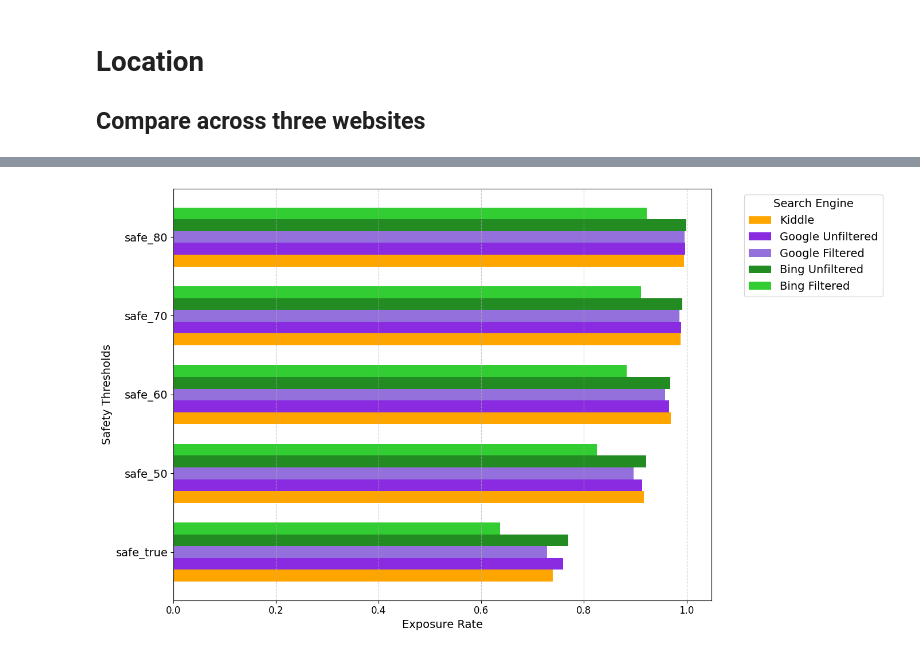
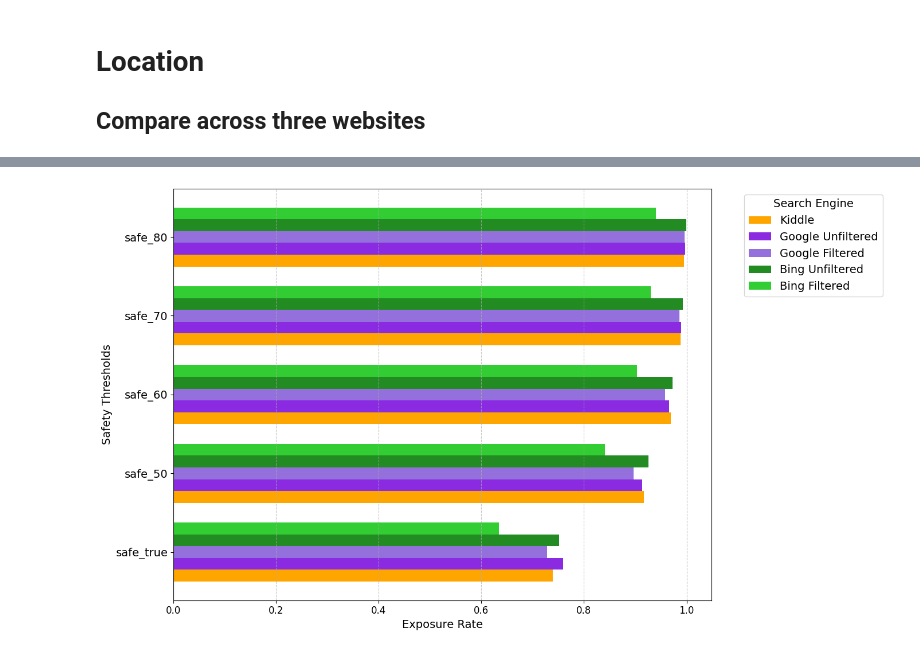
Before and after one commit to michellecxy015/search-engines, a Jupyter notebook: code/kiddle_clip.ipynb, the cells around one changed output, grey strips where cells are left out. Cells and saved outputs as stored; diff of their text form; code cells hidden in the pictures.

```diff
--- a/code/kiddle_clip.ipynb
+++ b/code/kiddle_clip.ipynb
@@ -819,33 +1064,33 @@ import numpy as np
 thresholds = ["safe_true", "safe_50", "safe_60", "safe_70", "safe_80"]
 kiddle = [0.739209, 0.916547, 0.969424, 0.988129, 0.994964]
 google_unfiltered = [0.759394, 0.913467, 0.966271, 0.989275, 0.997135]
 google_filtered = [0.727929, 0.896921, 0.958143, 0.985567, 0.995911]
-bing_unfiltered = [0.769324, 0.921594, 0.968012, 0.991221, 0.998991]
-bing_filtered = [0.636899, 0.825683, 0.882658, 0.911395, 0.921772]
+bing_unfiltered = [0.751522, 0.925977, 0.972904, 0.992833, 0.999018]
+bing_filtered = [0.63473, 0.840669, 0.902845, 0.930136, 0.940323]
 
 # Bar height and positions
 bar_height = 0.15
 y = np.arange(len(thresholds))  # Y positions for the thresholds
 
 # Plot horizontal bars with different colors for each search engine and configuration
 plt.figure(figsize=(14, 8))
 plt.barh(y - 2 * bar_height, kiddle, height=bar_height, label="Kiddle", color='orange')
 plt.barh(y - bar_height, google_unfiltered, height=bar_height, label="Google Unfiltered", color='#8A2BE2')  # Blue Violet
 plt.barh(y, google_filtered, height=bar_height, label="Google Filtered", color='#9370DB')  # Medium Purple
 plt.barh(y + bar_height, bing_unfiltered, height=bar_height, label="Bing Unfiltered", color='#228B22')  # Forest Green
 plt.barh(y + 2 * bar_height, bing_filtered, height=bar_height, label="Bing Filtered", color='#32CD32')  # Lime Green
 
 # Add labels, title, and legend
 plt.xticks(fontsize=12)
 plt.ylabel("Safety Thresholds", fontsize = 14)
 plt.xlabel("Exposure Rate", fontsize = 14)
 
 plt.yticks(y, thresholds, fontsize = 14)  # Set y-axis labels to thresholds
 plt.legend(title="Search Engine",  title_fontsize=14,fontsize = 14, bbox_to_anchor=(1.05, 1), loc="upper left")
 plt.grid(axis="x", linestyle="--", alpha=0.7)
 
 # Adjust layout and show the plot
 plt.tight_layout()
 plt.show()
 # %% [output]
-[figure, old version]
+[figure, new version]
```
Also changed, not shown: parts of 15 cells of this notebook.
